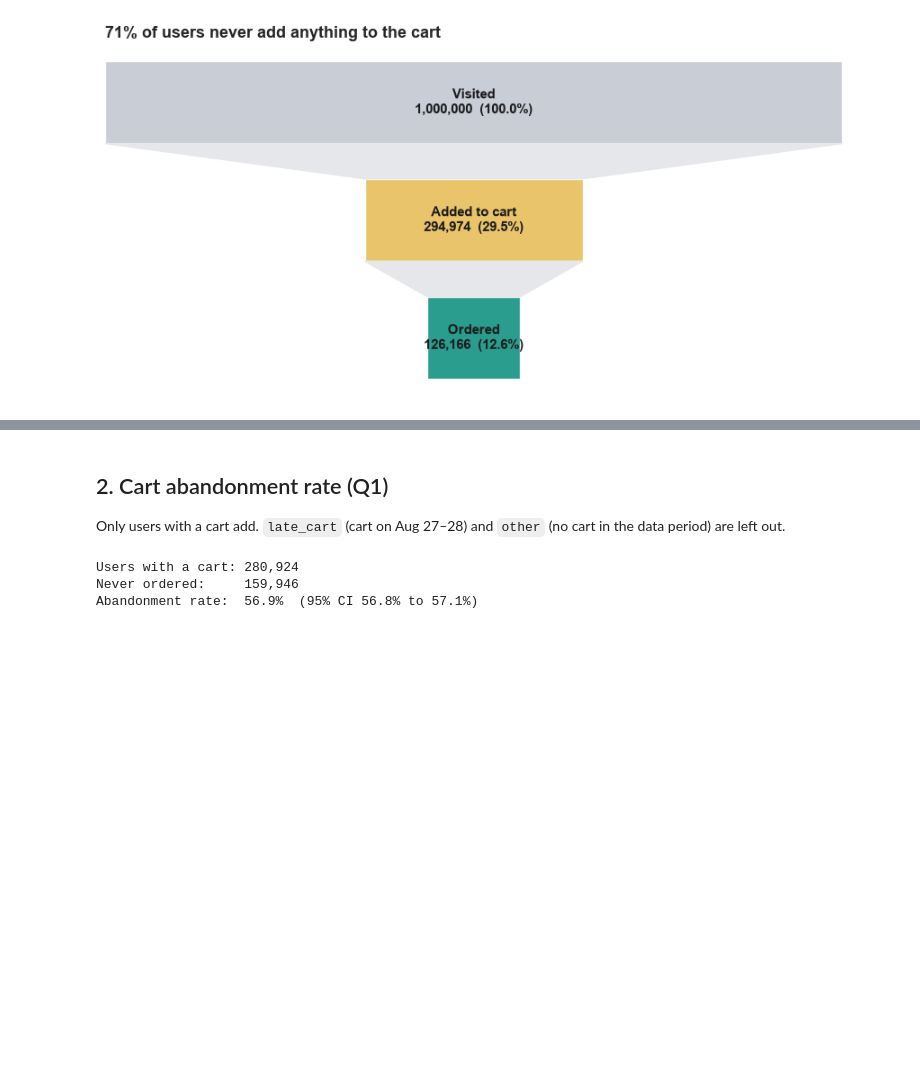
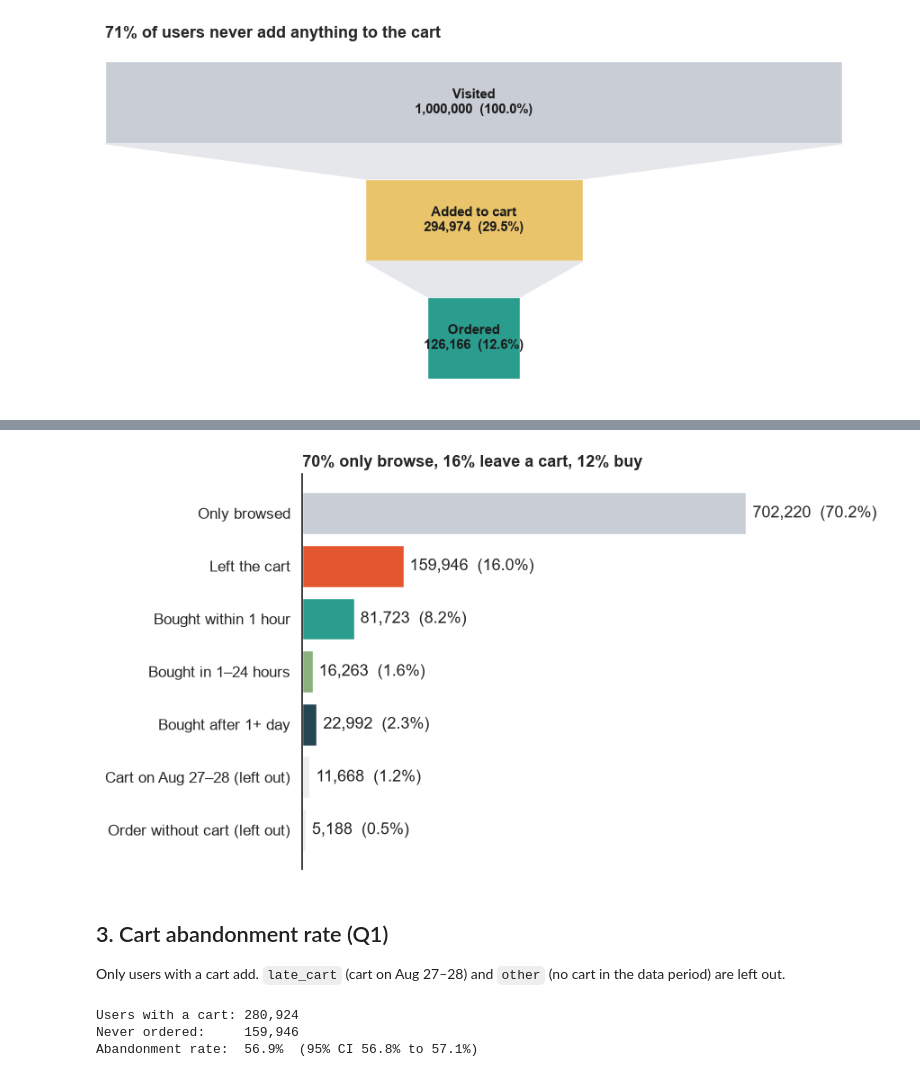
Before and after one commit to ShadiShirinbeik/otto-cart-recovery, a Jupyter notebook: notebooks/03_cart_abandonment.ipynb, the cells around one changed output, grey strips where cells are left out. Saved outputs shown, nothing was run; the diff lists cells and outputs as text; code cells hidden in the pictures; blank space fills up the shorter version.

Commit message:
modified cart-abandonment and who-to-contact

```diff
--- a/notebooks/03_cart_abandonment.ipynb
+++ b/notebooks/03_cart_abandonment.ipynb
@@ -121,5 +160,27 @@ plt.show()
+# %%
+browse_share = overview.loc[overview["buyer_type"] == "browser", "share"].sum()
+left_share = overview.loc[overview["buyer_type"] == "abandoner", "share"].sum()
+bought_share = overview.loc[overview["buyer_type"].isin(["quick_buyer", "same_day_buyer", "slow_buyer"]), "share"].sum()
+
+fig, ax = plt.subplots(figsize=(9, 5))
+bars = ax.barh(overview["name"], overview["users"], color=[type_colors[t] for t in overview["buyer_type"]])
+ax.invert_yaxis()
+
+for bar, users, share in zip(bars, overview["users"], overview["share"]):
+    ax.text(bar.get_width() + n_users * 0.01, bar.get_y() + bar.get_height() / 2, f"{users:,}  ({share:.1f}%)", va="center")
+
+ax.set_title(f"{browse_share:.0f}% only browse, {left_share:.0f}% leave a cart, {bought_share:.0f}% buy",
+             loc="left", fontweight="bold")
+ax.set_xticks([])
+ax.set_xlim(0, overview["users"].max() * 1.3)
+sns.despine(bottom=True)
+plt.tight_layout()
+plt.savefig(FIG_DIR / "01b_users_by_type.png", dpi=200)
+plt.show()
+# %% [output]
+[figure, added]
 # %% [markdown]
-## 2. Cart abandonment rate (Q1)
+## 3. Cart abandonment rate (Q1)
 
 Only users with a cart add. `late_cart` (cart on Aug 27–28) and `other` (no cart in the data period) are left out.
 # %%
```
Also changed, not shown: parts of 4 cells of this notebook, 1 other file.
